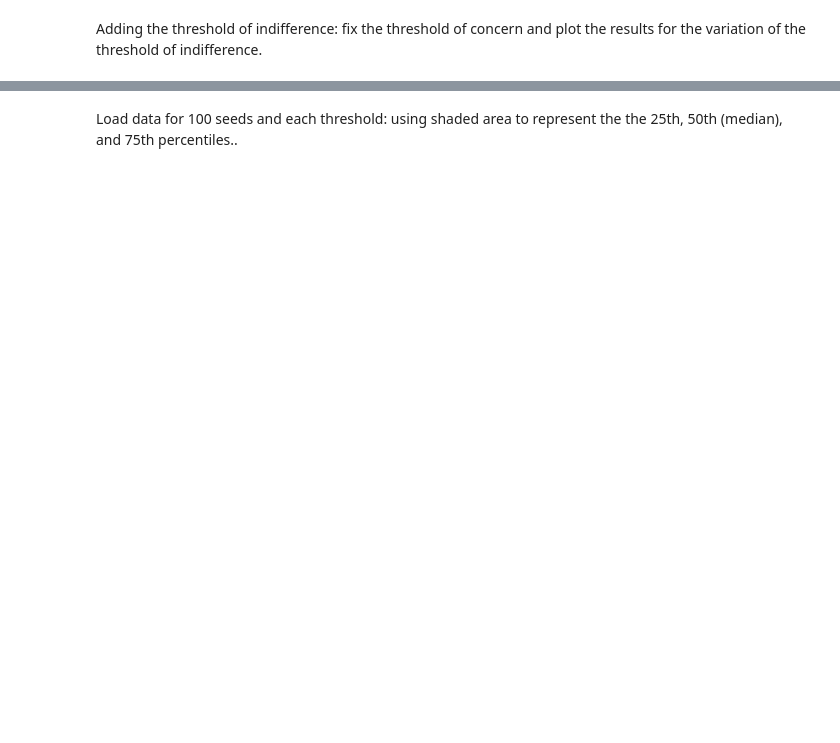
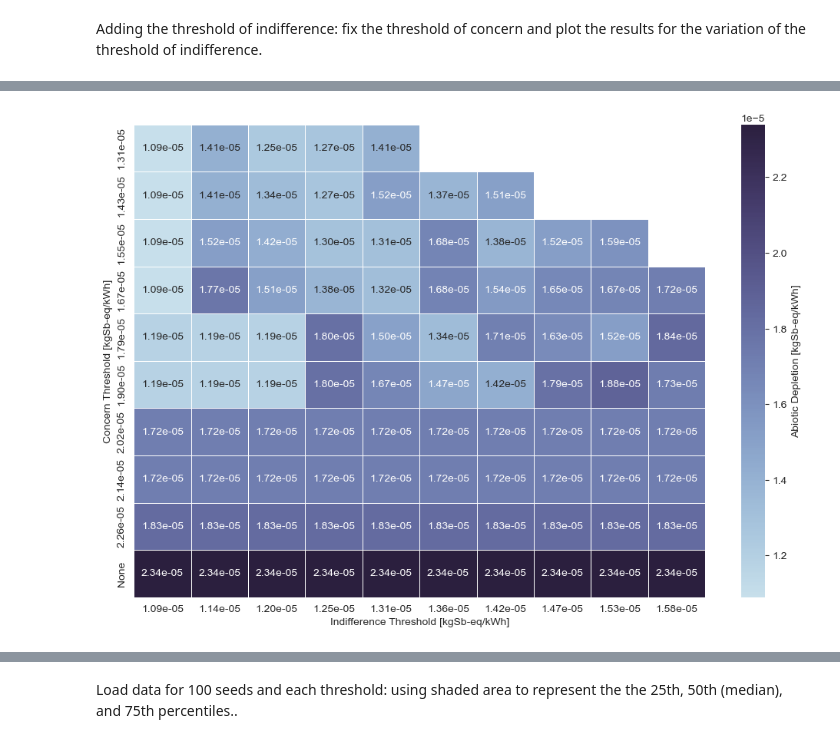
Before and after one commit to rivm-syso/PV-ABM-LCA, a Jupyter notebook: batch_visualize.ipynb, the cells around one changed output, grey strips where cells are left out. Drawn from its saved outputs; the diff is of its cells as text; code cells hidden in the pictures; blank space fills up the shorter version.

```diff
--- a/batch_visualize.ipynb
+++ b/batch_visualize.ipynb
@@ -250,0 +251,56 @@ plt.savefig(f"results/{folder}/lineplotindifference/{concern_threshold}.png", dp
+# %%
+import numpy as np
+import pandas as pd
+import seaborn as sns
+import matplotlib.pyplot as plt
+
+# Set the concern and indifference thresholds
+unique_thresholds_concern = np.sort(results_df_agg['threshold_concern'].unique())
+unique_thresholds_indifference = np.sort(results_df_agg['threshold_indifference'].unique())
+max_threshold_concern = unique_thresholds_concern[-1]
+
+# Filter the DataFrame for the year 2050
+filtered_df = results_df_agg[(results_df_agg["Year"] == 2050)]
+
+# Pivot the DataFrame to create a matrix for the heatmap
+heatmap_data = filtered_df.pivot_table(
+    index='threshold_concern',
+    columns='threshold_indifference',
+    values='Impact count',
+)
+
+# Block out results where threshold of indifference > threshold of concern
+for ind in heatmap_data.index:
+    for col in heatmap_data.columns:
+        if ind < col:
+            heatmap_data.at[ind, col] = np.nan
+
+# Define the color palette
+color_palette = sns.color_palette("ch:s=.25,rot=-.25", as_cmap=True)
+sns.set_style("whitegrid")
+
+# Create the heatmap
+plt.figure(figsize=(12, 8))
+sns.heatmap(
+    heatmap_data,
+    cmap=color_palette,
+    annot=True,
+    fmt=".2e",
+    linewidths=.5,
+    cbar_kws={'label': impact_score},
+    xticklabels=[f'{val:.2e}' for val in heatmap_data.columns],
+    yticklabels=[f'{val:.2e}' if val != max_threshold_concern else 'None' for val in heatmap_data.index]
+)
+
+# Add labels and title
+plt.xlabel(threshold_i)
+plt.ylabel(threshold_c)
+plt.grid(False)
+
+# Save the plot in high quality
+plt.savefig(f"results/{folder}/heatmap_impact_2050.png", dpi=300)
+
+# Show the plot
+plt.show()
+# %% [output]
+[figure, added]
```
Also changed, not shown: parts of 16 cells of this notebook, 1 other file.
